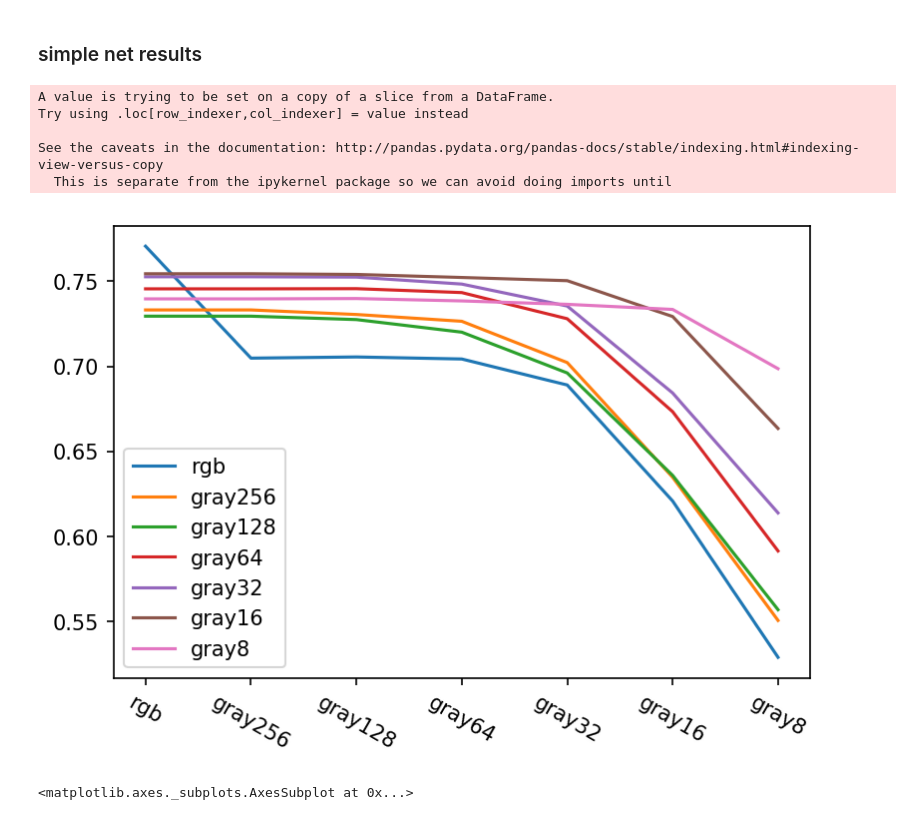
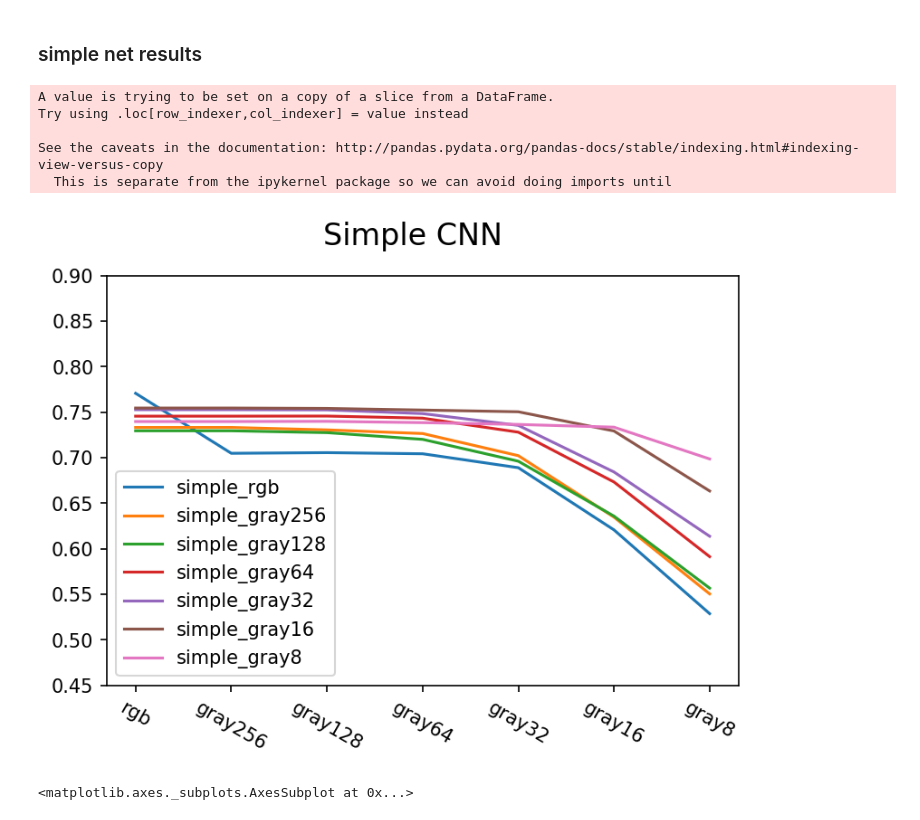
Before and after one commit to tiagosn/cnn_rgb_grayscale, a Jupyter notebook: plots.ipynb, the cells around one changed output. Cells and saved outputs as stored; diff of their text form; code cells hidden in the pictures.

Commit message:
update plots

```diff
--- a/plots.ipynb
+++ b/plots.ipynb
@@ -17,7 +17,7 @@ MODEL_NAMES   = ['simple', 'all_conv', 'resnet20']
 DATASET_NAMES = ['cifar10', 'cifar100_fine', 'cifar100_coarse', 'fashion_mnist']
 CS_ORDER      = ['rgb', 'gray256', 'gray128', 'gray64', 'gray32', 'gray16', 'gray8']
 # %%
-def plot_acc_line(df):
+def plot_acc_line(df, out_pdf=None, y_lim=None, net_name=None, hide_x=False, hide_y=False, title=None, ylabel=None):
     for mn in MODEL_NAMES:
         df['model'] = df['model'].str.replace('%s_' % (mn), '')
     for ds in DATASET_NAMES:
@@ -36,11 +36,32 @@ def plot_acc_line(df):
         if len(accs) == 6:
             accs = [accs[0]] + accs
 
-        plt.plot(accs, label=cs)
+        if net_name is not None:
+            plt.plot(accs, label='%s_%s' % (net_name, cs))
+        else:
+            plt.plot(accs, label=cs)
 
-    plt.legend(labels=CS_ORDER)
     ax.set_xticklabels([''] + CS_ORDER, rotation=-30)
-#     ax.set_ylim((0.5, 1.0))
+
+    if hide_x:
+        ax.xaxis.set_ticklabels([])
+
+    if hide_y:
+        ax.yaxis.set_ticklabels([])
+
+    if y_lim is not None:
+        ax.set_ylim(y_lim)
+
     ax.legend(loc='best')
+
+    if title is not None:
+        plt.suptitle(title, fontsize=16)
+
+    if ylabel is not None:
+        plt.ylabel(ylabel, fontsize=16)
+
+    if out_pdf is not None:
+        plt.savefig(out_pdf, format='pdf', bbox_inches='tight')
+
     plt.show()
 # %%
@@ -79,14 +120,14 @@ cifar10_orig_results = cifar10_results[cifar10_results['clf'] == 'cnn']
 ### simple net results
 # %%
 simple_orig = cifar10_orig_results[cifar10_orig_results['model'].str.contains('simple')]
-plot_acc_line(simple_orig)
+plot_acc_line(simple_orig, 'ims/simple_orig.pdf', (0.45, 0.9), net_name='simple', title='Simple CNN')
 # %% [output]
 A value is trying to be set on a copy of a slice from a DataFrame.
 Try using .loc[row_indexer,col_indexer] = value instead
 
 See the caveats in the documentation: http://pandas.pydata.org/pandas-docs/stable/indexing.html#indexing-view-versus-copy
   This is separate from the ipykernel package so we can avoid doing imports until
-[figure, old version]
+[figure, new version]
 # %%
 sb.boxplot(x='model', y='test_acc', data=simple_orig[['model', 'test_acc']], order=CS_ORDER)
 # %% [output]
```
Also changed, not shown: parts of 18 cells of this notebook.
